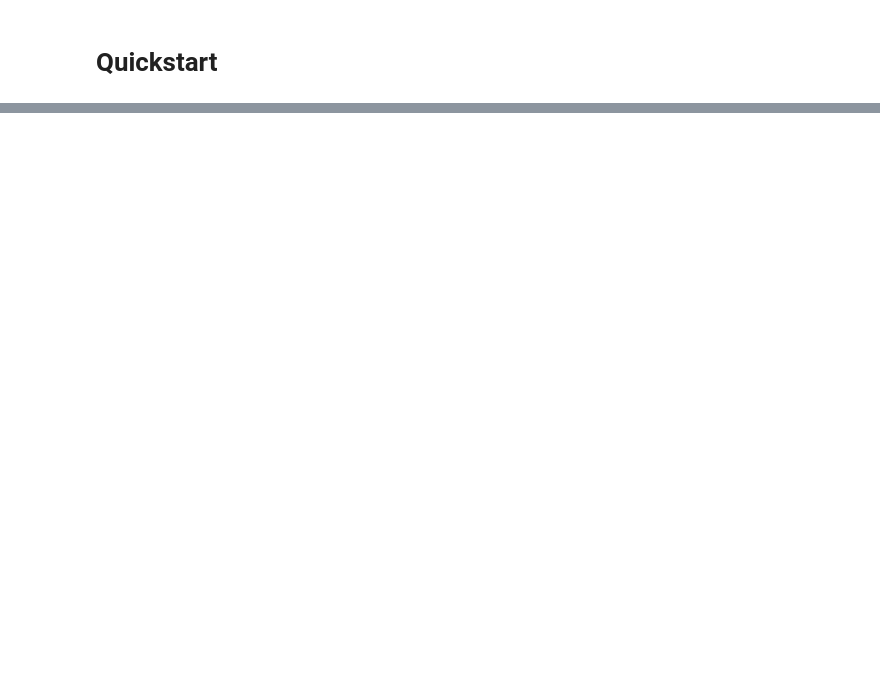
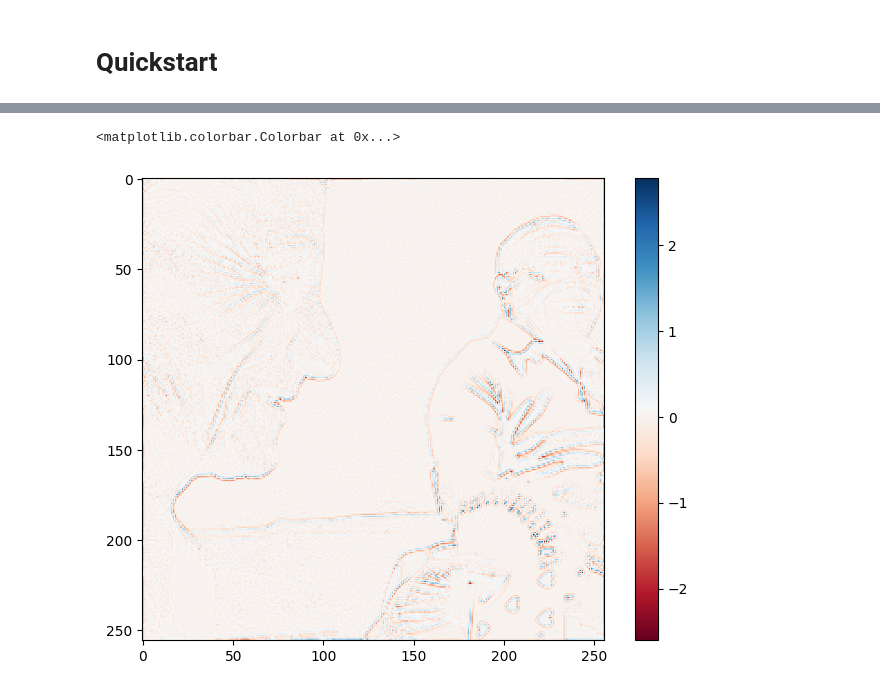
Before and after one commit to ucl-bug/jaxdf, a Jupyter notebook: docs/notebooks/quickstart.ipynb, the cells around one changed output, grey strips where cells are left out. Drawn from its saved outputs; the diff is of its cells as text; code cells hidden in the pictures; blank space fills up the shorter version.

```diff
--- a/docs/notebooks/quickstart.ipynb
+++ b/docs/notebooks/quickstart.ipynb
@@ -120,7 +2,0 @@ The parameters are pytrees, and can be used as inputs to a jittable function
-# %%
-@jit
-def heat_rhs(u, op_params):
-    q = laplacian(u, params=op_params)
-    return jnp.mean(jnp.abs(q.get_field_on_grid()))
-
-heat_rhs(u, op_params)
@@ -287,0 +82,7 @@ plt.savefig("diffusion_example.png")
+# %%
+# Look at the output of the laplacian
+plt.figure(figsize=(8,6))
+plt.imshow(z.on_grid, cmap='RdBu'); plt.colorbar()
+# %% [output]
+<matplotlib.colorbar.Colorbar at 0x...>
+[figure, added]
```
Also changed, not shown: parts of 81 cells of this notebook, 24 other files.
